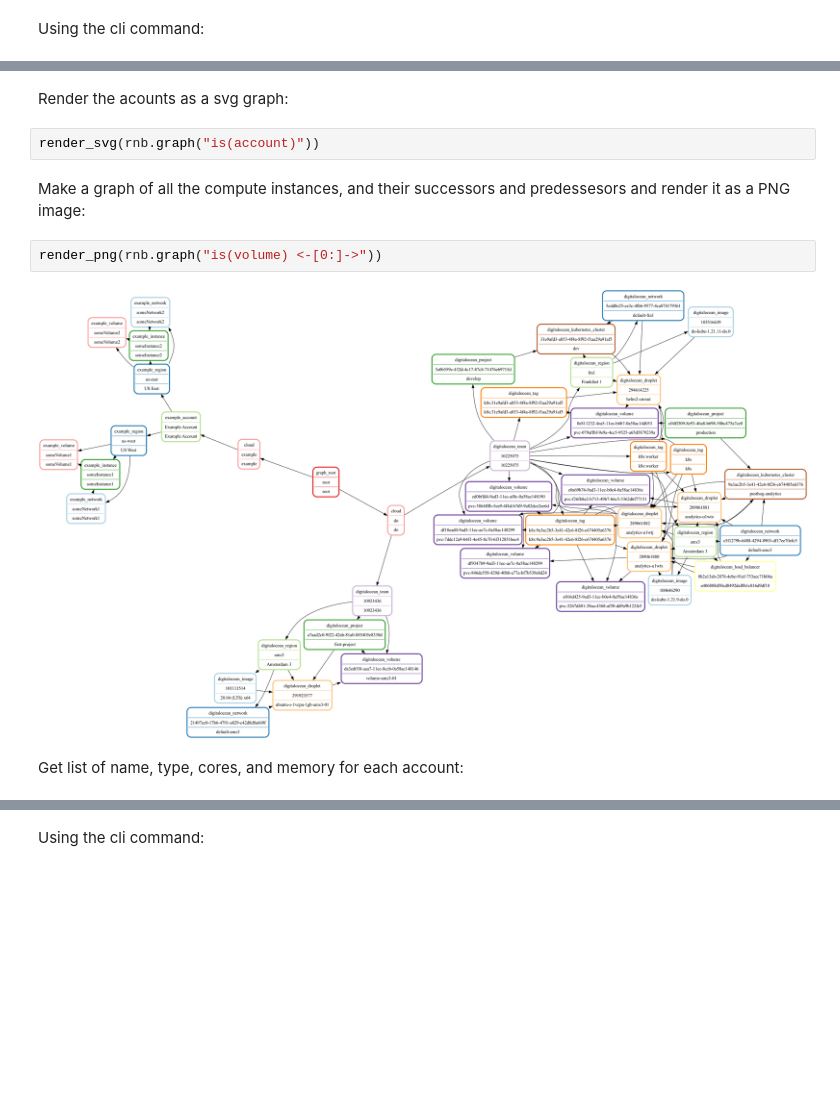
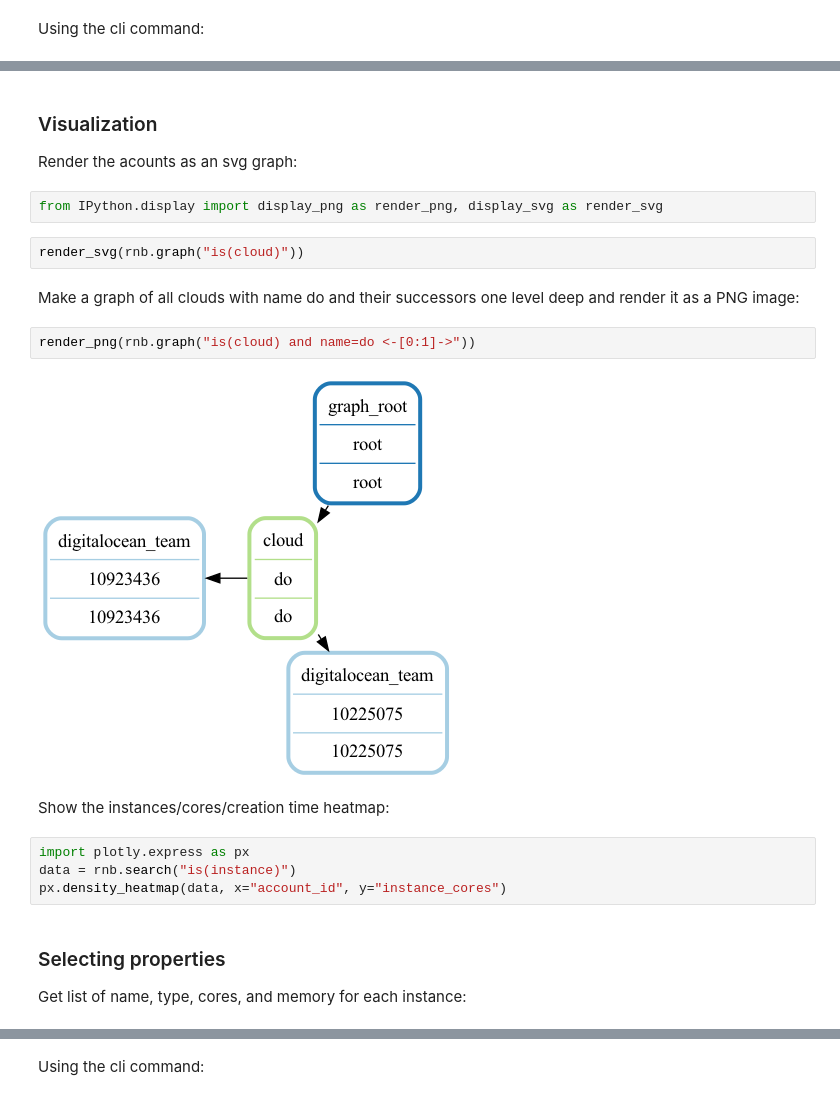
Before and after one commit to someengineering/resotonotebook, a Jupyter notebook: examples/example.ipynb, the cells around one changed output, grey strips where cells are left out. Drawn from its saved outputs; the diff is of its cells as text; blank space fills up the shorter version.

```diff
--- a/examples/example.ipynb
+++ b/examples/example.ipynb
@@ -119,13 +95,25 @@ rnb.cli_execute("search is(instance)")
 # %% [markdown]
-Render the acounts as a svg graph:
+### Visualization
+
+Render the acounts as an svg graph:
+# %%
+from IPython.display import display_png as render_png, display_svg as render_svg
 # %%
-render_svg(rnb.graph("is(account)"))
+render_svg(rnb.graph("is(cloud)"))
 # %% [markdown]
-Make a graph of all the compute instances, and their successors and predessesors and render it as a PNG image:
+Make a graph of all clouds with name do and their successors one level deep and render it as a PNG image:
 # %%
-render_png(rnb.graph("is(volume) <-[0:]->"))
+render_png(rnb.graph("is(cloud) and name=do <-[0:1]->"))
 # %% [output]
-[figure, old version]
+[figure, new version]
+# %% [markdown]
+Show the instances/cores/creation time heatmap:
+# %%
+import plotly.express as px
+data = rnb.search("is(instance)")
+px.density_heatmap(data, x="account_id", y="instance_cores")
 # %% [markdown]
-Get list of name, type, cores, and memory for each account:
+### Selecting properties
+
+Get list of name, type, cores, and memory for each instance:
 # %%
```
Also changed, not shown: parts of 30 cells of this notebook, 4 other files.
